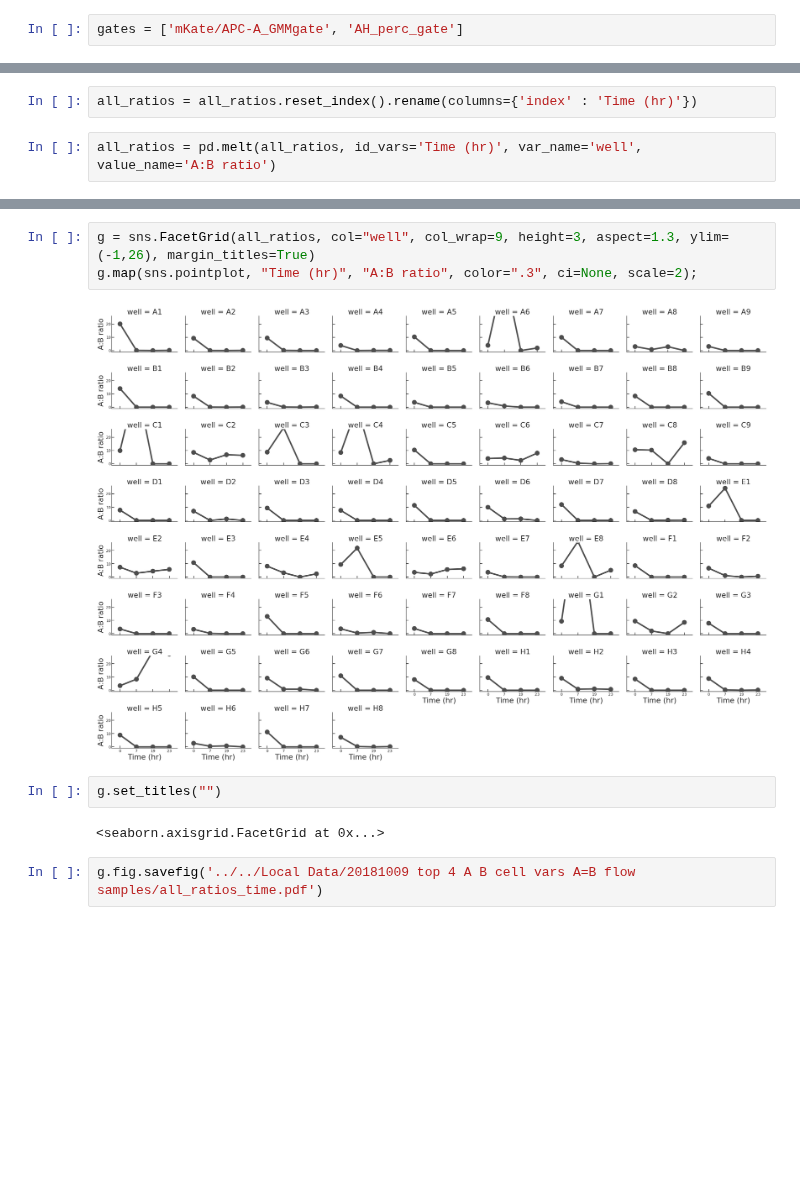
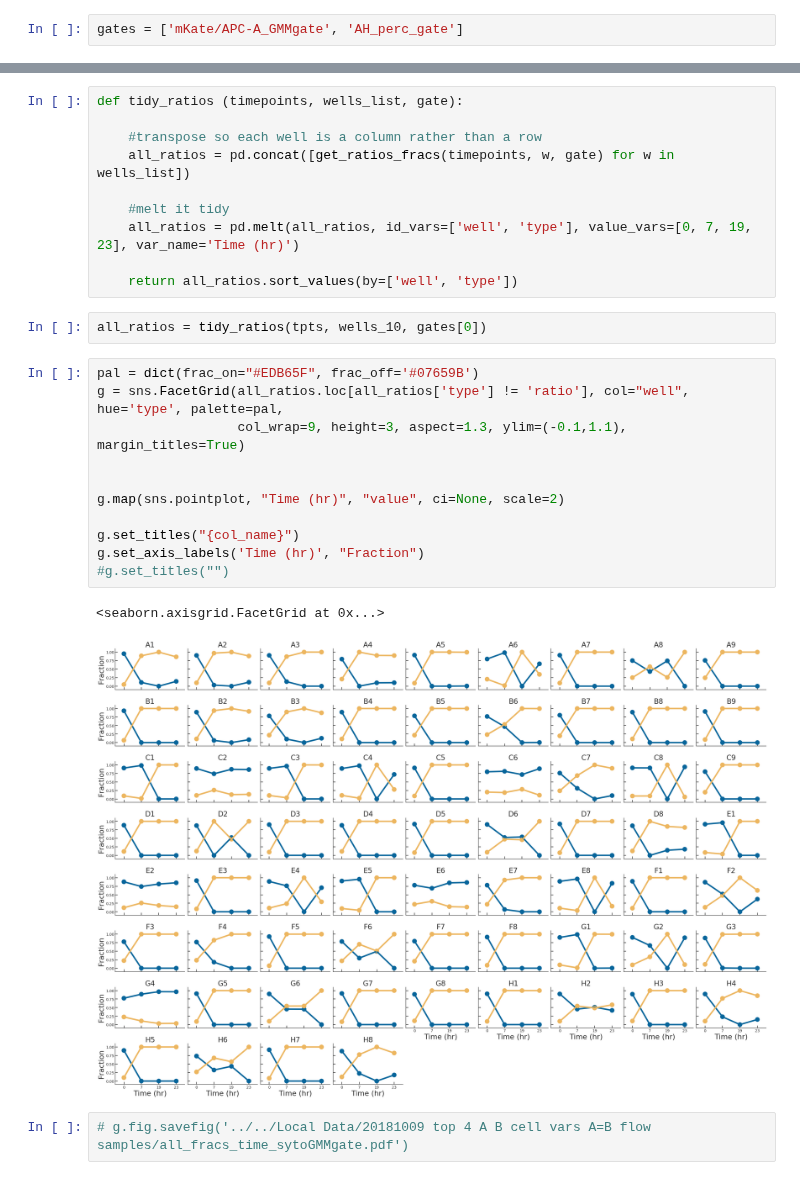
Before and after one commit to geezerbriefs/xpspython, a Jupyter notebook: flow/plot A=B flow data.ipynb, the cells around one changed output, grey strips where cells are left out. Saved outputs shown, nothing was run; the diff lists cells and outputs as text; blank space fills up the shorter version.

Commit message:
added ability to plot ratios or fractions on the facetgrid.

```diff
--- a/flow/plot A=B flow data.ipynb
+++ b/flow/plot A=B flow data.ipynb
@@ -105,4 +128,0 @@ all_ratios = pd.DataFrame([get_ratios(tpts, w, gates[0]) for w in wells_10]).T
-# %%
-all_ratios = all_ratios.reset_index().rename(columns={'index' : 'Time (hr)'})
-# %%
-all_ratios = pd.melt(all_ratios, id_vars='Time (hr)', var_name='well', value_name='A:B ratio')
@@ -118,11 +159,28 @@ all_ratios.head()
+# %%
+def tidy_ratios (timepoints, wells_list, gate):
+
+    #transpose so each well is a column rather than a row
+    all_ratios = pd.concat([get_ratios_fracs(timepoints, w, gate) for w in wells_list])
+
+    #melt it tidy
+    all_ratios = pd.melt(all_ratios, id_vars=['well', 'type'], value_vars=[0, 7, 19, 23], var_name='Time (hr)')
+
+    return all_ratios.sort_values(by=['well', 'type'])
+# %%
+all_ratios = tidy_ratios(tpts, wells_10, gates[0])
 # %%
-g = sns.FacetGrid(all_ratios, col="well", col_wrap=9, height=3, aspect=1.3, ylim=(-1,26), margin_titles=True)
-g.map(sns.pointplot, "Time (hr)", "A:B ratio", color=".3", ci=None, scale=2);
+pal = dict(frac_on="#EDB65F", frac_off='#07659B')
+g = sns.FacetGrid(all_ratios.loc[all_ratios['type'] != 'ratio'], col="well", hue='type', palette=pal,
+                  col_wrap=9, height=3, aspect=1.3, ylim=(-0.1,1.1), margin_titles=True)
+
+
+g.map(sns.pointplot, "Time (hr)", "value", ci=None, scale=2)
+
+g.set_titles("{col_name}")
+g.set_axis_labels('Time (hr)', "Fraction")
+#g.set_titles("")
 # %% [output]
+<seaborn.axisgrid.FacetGrid at 0x...>
-[figure, old version]
+[figure, new version]
-# %%
-g.set_titles("")
-# %% [output]
-<seaborn.axisgrid.FacetGrid at 0x...>
 # %%
-g.fig.savefig('../../Local Data/20181009 top 4 A B cell vars A=B flow samples/all_ratios_time.pdf')
+# g.fig.savefig('../../Local Data/20181009 top 4 A B cell vars A=B flow samples/all_fracs_time_sytoGMMgate.pdf')
```
Also changed, not shown: parts of 6 cells of this notebook.
